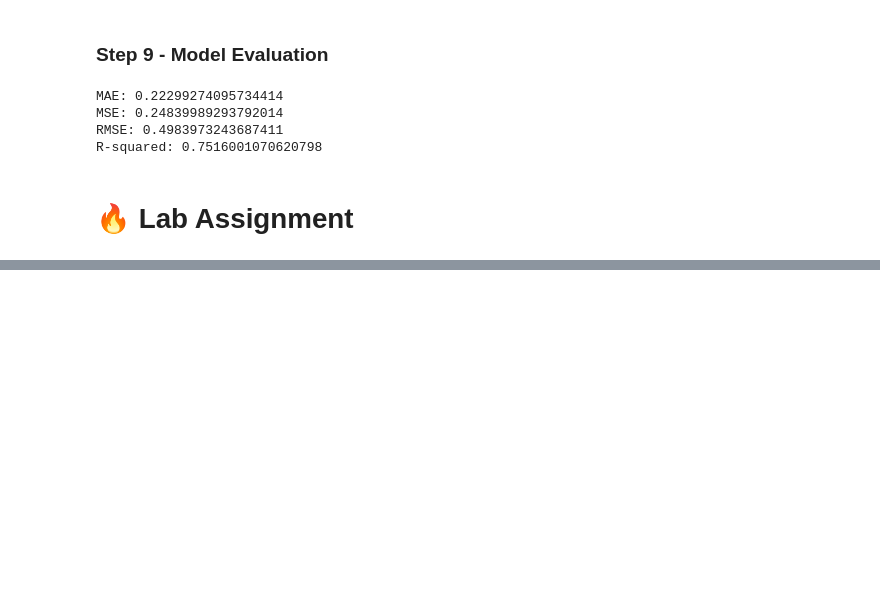
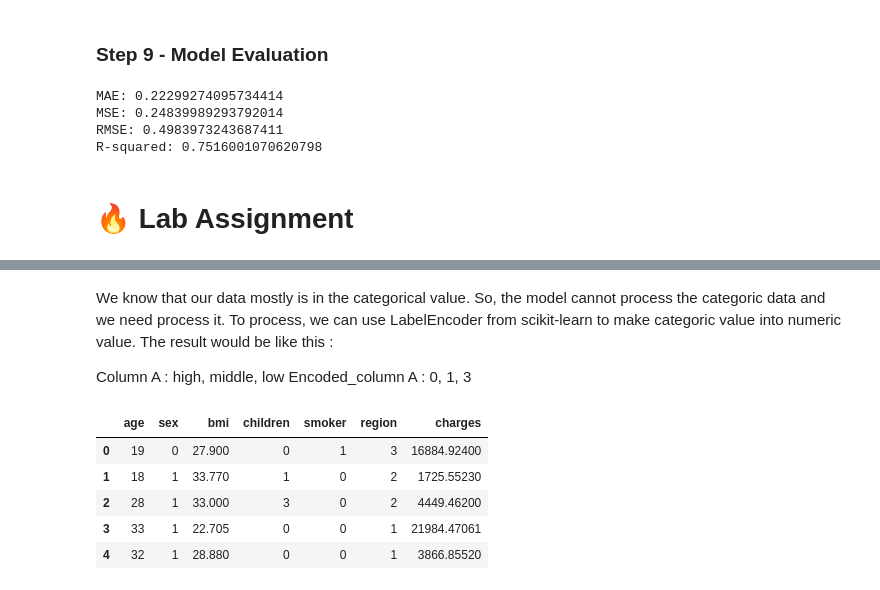
Before and after one commit to integer-class/machine-learning, a Jupyter notebook: AL_AZHAR_RRF/jobsheet_3.ipynb, the cells around one changed output, grey strips where cells are left out. Saved outputs shown, nothing was run; the diff lists cells and outputs as text; code cells hidden in the pictures; blank space fills up the shorter version.

```diff
--- a/AL_AZHAR_RRF/jobsheet_3.ipynb
+++ b/AL_AZHAR_RRF/jobsheet_3.ipynb
@@ -256,0 +322,21 @@ R-squared: 0.7516001070620798
+# %% [markdown]
+We know that our data mostly is in the categorical value. So, the model cannot process the categoric data and we need process it. To process, we can use LabelEncoder from scikit-learn to make categoric value into numeric value. The result would be like this :
+
+Column A : high, middle, low Encoded_column A : 0, 1, 3
+# %%
+from sklearn.preprocessing import LabelEncoder
+
+cat_col = data.select_dtypes(include=['object']).columns
+le = LabelEncoder()
+
+for col in cat_col:
+    data[col] = le.fit_transform(data[col])
+
+data.head()
+# %% [output]
+|  | age | sex | bmi | children | smoker | region | charges |
+| 0 | 19 | 0 | 27.900 | 0 | 1 | 3 | 16884.92400 |
+| 1 | 18 | 1 | 33.770 | 1 | 0 | 2 | 1725.55230 |
+| 2 | 28 | 1 | 33.000 | 3 | 0 | 2 | 4449.46200 |
+| 3 | 33 | 1 | 22.705 | 0 | 0 | 1 | 21984.47061 |
+| 4 | 32 | 1 | 28.880 | 0 | 0 | 1 | 3866.85520 |
```
Also changed, not shown: parts of 21 cells of this notebook.
